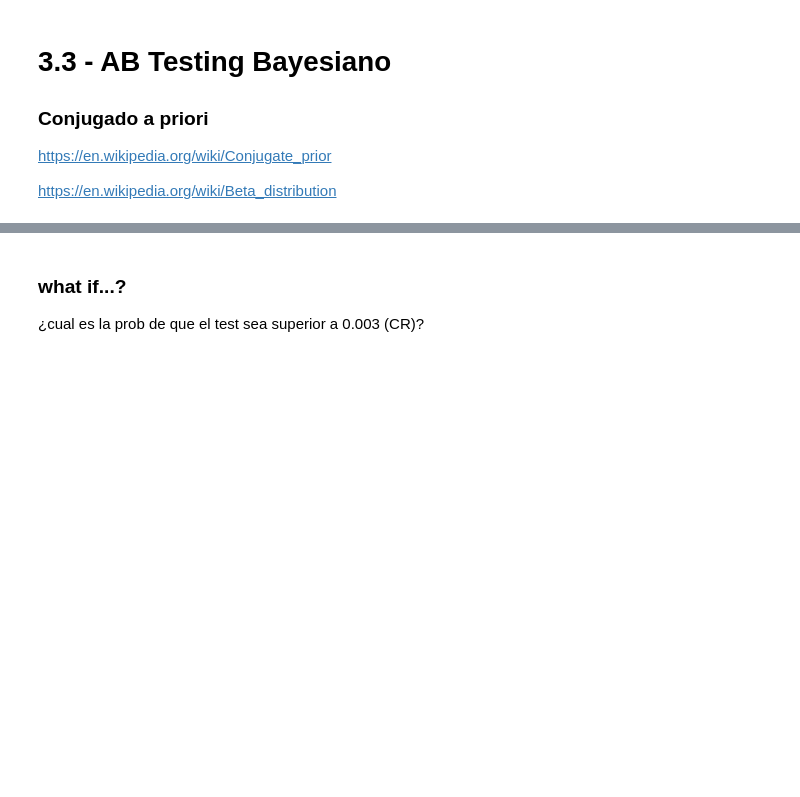
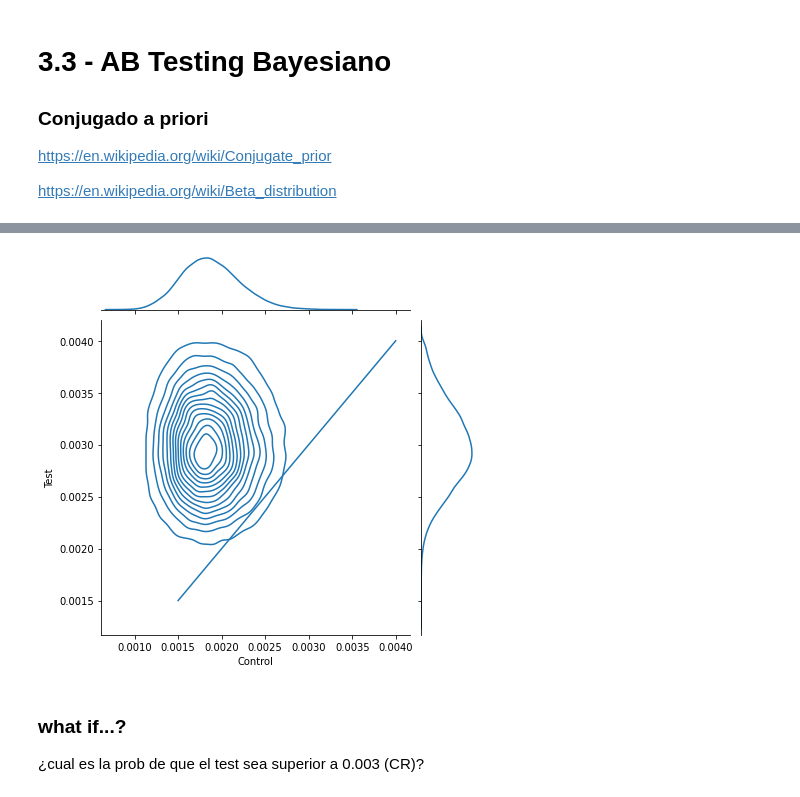
Before and after one commit to Pomilusky/apuntes_clase, a Jupyter notebook: semana_5/3.3 - AB Testing Bayesiano.ipynb, the cells around one changed output, grey strips where cells are left out. Cells and saved outputs as stored; diff of their text form; code cells hidden in the pictures; blank space fills up the shorter version.

```diff
--- a/semana_5/3.3 - AB Testing Bayesiano.ipynb
+++ b/semana_5/3.3 - AB Testing Bayesiano.ipynb
@@ -51,3 +99,23 @@ plt.show();         # se plotea
+# %%
+import seaborn as sns
+import pandas as pd
+
+val_C=np.random.beta(a_C, b_C, 50000)
+val_T=np.random.beta(a_T, b_T, 50000)
+
+vals=np.vstack([val_C, val_T]).T
+limit=0.004
+
+df=pd.DataFrame(vals, columns=['Control','Test'])
+df=df[df.Control<limit]
+df=df[df.Test<limit]
+
+
+g=sns.jointplot(x=df.Control, y=df.Test, kind='kde', n_levels=15)
+g.ax_joint.plot([0.0015, limit], [0.0015, limit])
+plt.show();
+# %% [output]
+[figure, added]
 # %% [markdown]
 ### what if...?
 
```
Also changed, not shown: parts of 10 cells of this notebook, 1 other file.
